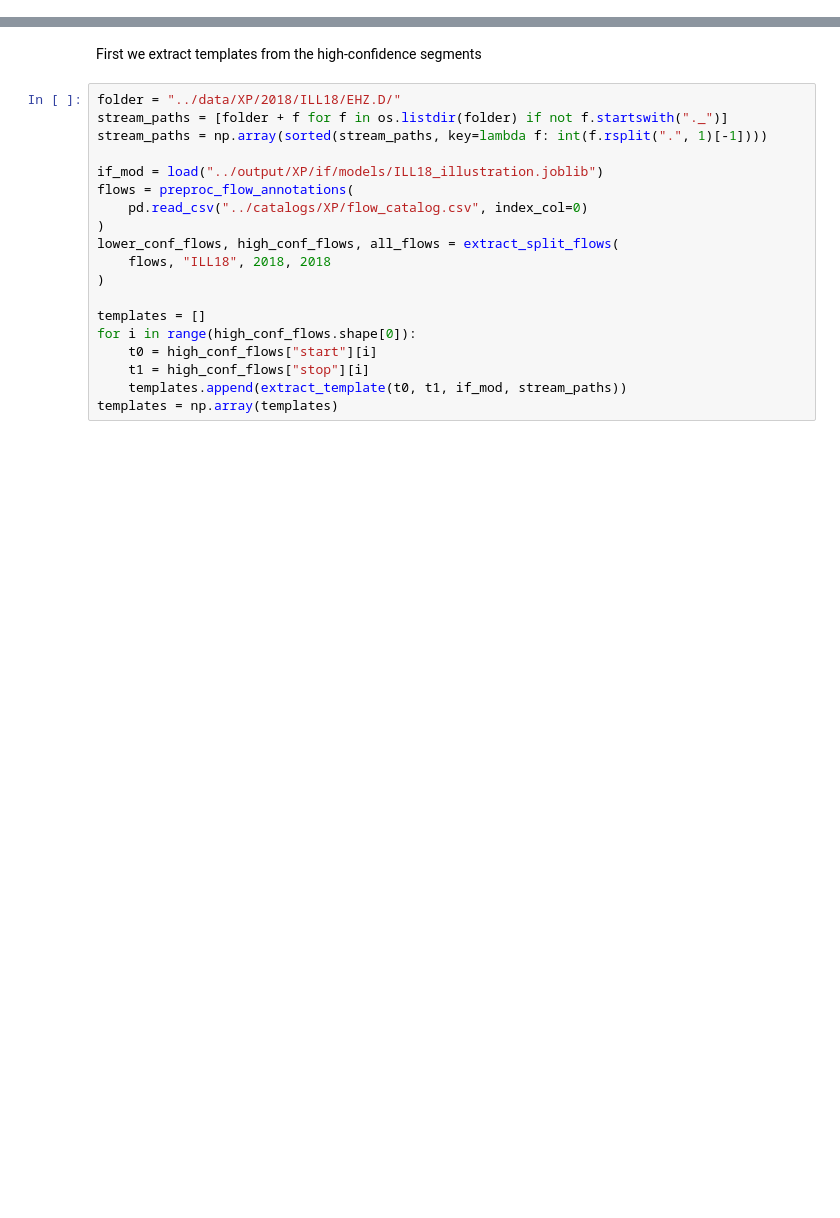
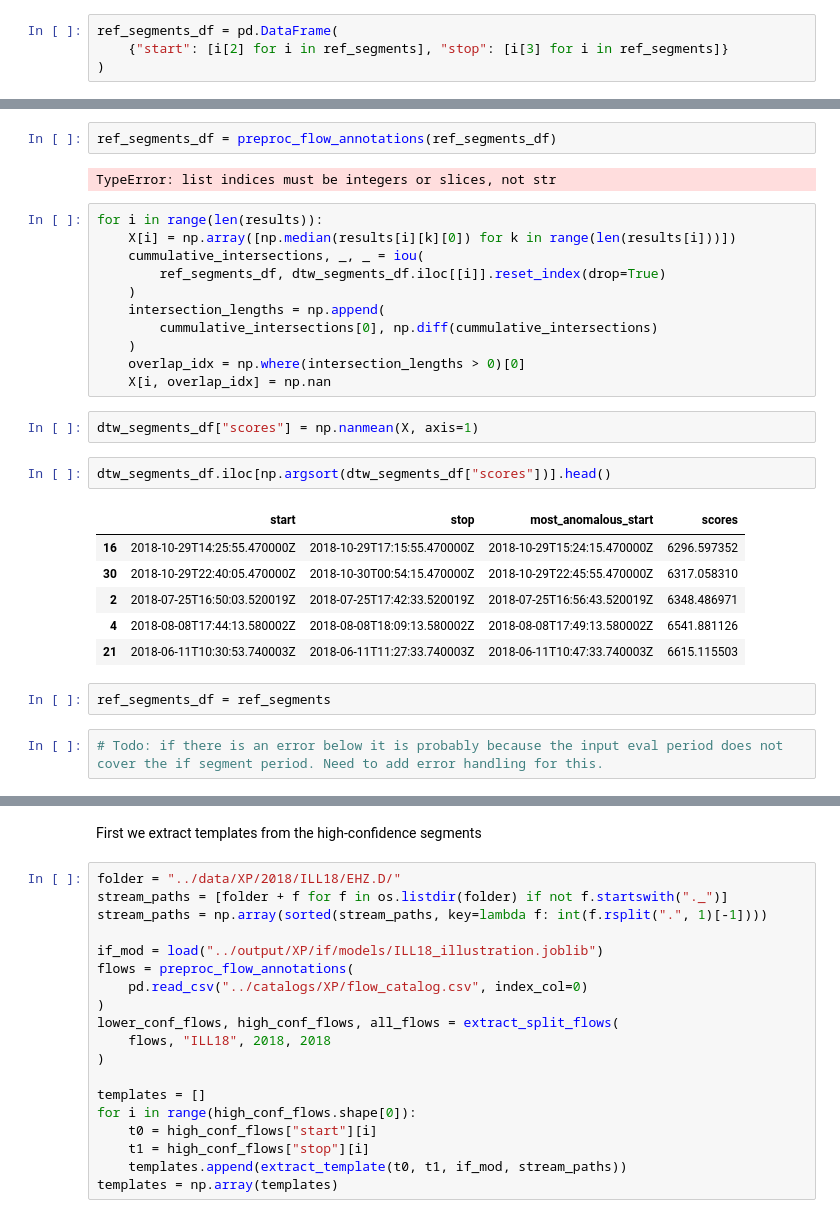
Before and after one commit to FKamper/seismic-isolation-forest, a Jupyter notebook: notebooks/dtw_illustration.ipynb, the cells around one changed output, grey strips where cells are left out. Drawn from its saved outputs; the diff is of its cells as text; blank space fills up the shorter version.

```diff
--- a/notebooks/dtw_illustration.ipynb
+++ b/notebooks/dtw_illustration.ipynb
@@ -27,0 +226,4 @@ from seismicif.metrics import (
+# %%
+ref_segments_df = pd.DataFrame(
+    {"start": [i[2] for i in ref_segments], "stop": [i[3] for i in ref_segments]}
+)
@@ -27,0 +238,30 @@ from seismicif.metrics import (
+# %%
+ref_segments_df = preproc_flow_annotations(ref_segments_df)
+# %% [output]
+TypeError: list indices must be integers or slices, not str
+# %%
+for i in range(len(results)):
+    X[i] = np.array([np.median(results[i][k][0]) for k in range(len(results[i]))])
+    cummulative_intersections, _, _ = iou(
+        ref_segments_df, dtw_segments_df.iloc[[i]].reset_index(drop=True)
+    )
+    intersection_lengths = np.append(
+        cummulative_intersections[0], np.diff(cummulative_intersections)
+    )
+    overlap_idx = np.where(intersection_lengths > 0)[0]
+    X[i, overlap_idx] = np.nan
+# %%
+dtw_segments_df["scores"] = np.nanmean(X, axis=1)
+# %%
+dtw_segments_df.iloc[np.argsort(dtw_segments_df["scores"])].head()
+# %% [output]
+|  | start | stop | most_anomalous_start | scores |
+| 16 | 2018-10-29T14:25:55.470000Z | 2018-10-29T17:15:55.470000Z | 2018-10-29T15:24:15.470000Z | 6296.597352 |
+| 30 | 2018-10-29T22:40:05.470000Z | 2018-10-30T00:54:15.470000Z | 2018-10-29T22:45:55.470000Z | 6317.058310 |
+| 2 | 2018-07-25T16:50:03.520019Z | 2018-07-25T17:42:33.520019Z | 2018-07-25T16:56:43.520019Z | 6348.486971 |
+| 4 | 2018-08-08T17:44:13.580002Z | 2018-08-08T18:09:13.580002Z | 2018-08-08T17:49:13.580002Z | 6541.881126 |
+| 21 | 2018-06-11T10:30:53.740003Z | 2018-06-11T11:27:33.740003Z | 2018-06-11T10:47:33.740003Z | 6615.115503 |
+# %%
+ref_segments_df = ref_segments
+# %%
+# Todo: if there is an error below it is probably because the input eval period does not cover the if segment period. Need to add error handling for this.
```
Also changed, not shown: parts of 19 cells of this notebook, 2 other files.
